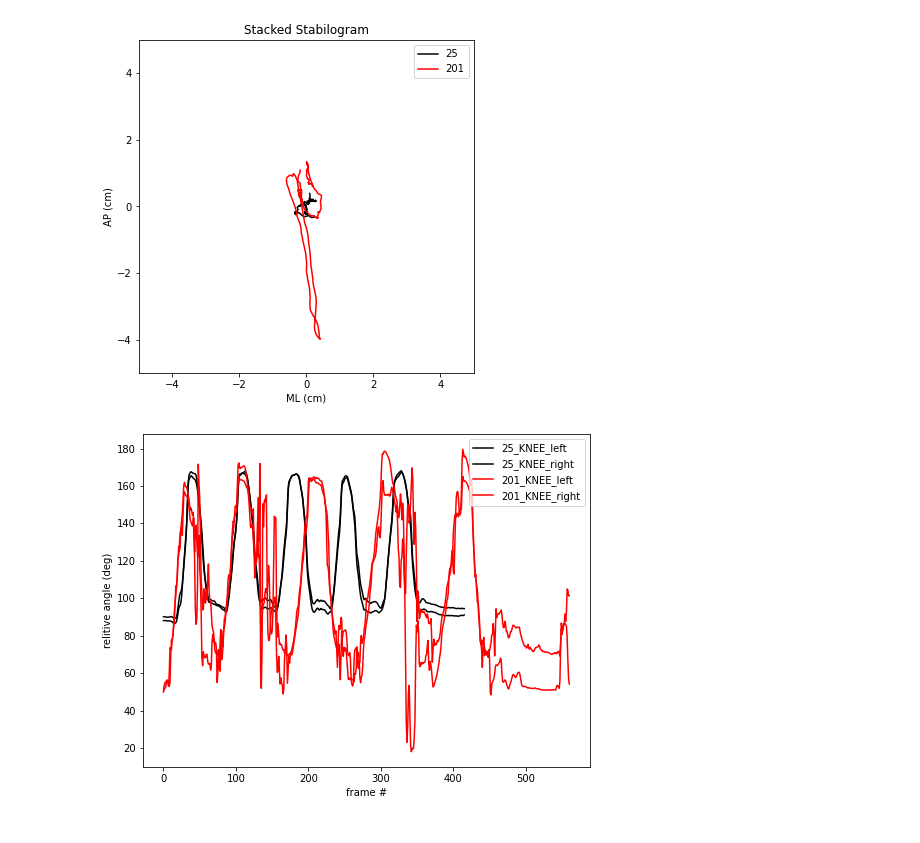
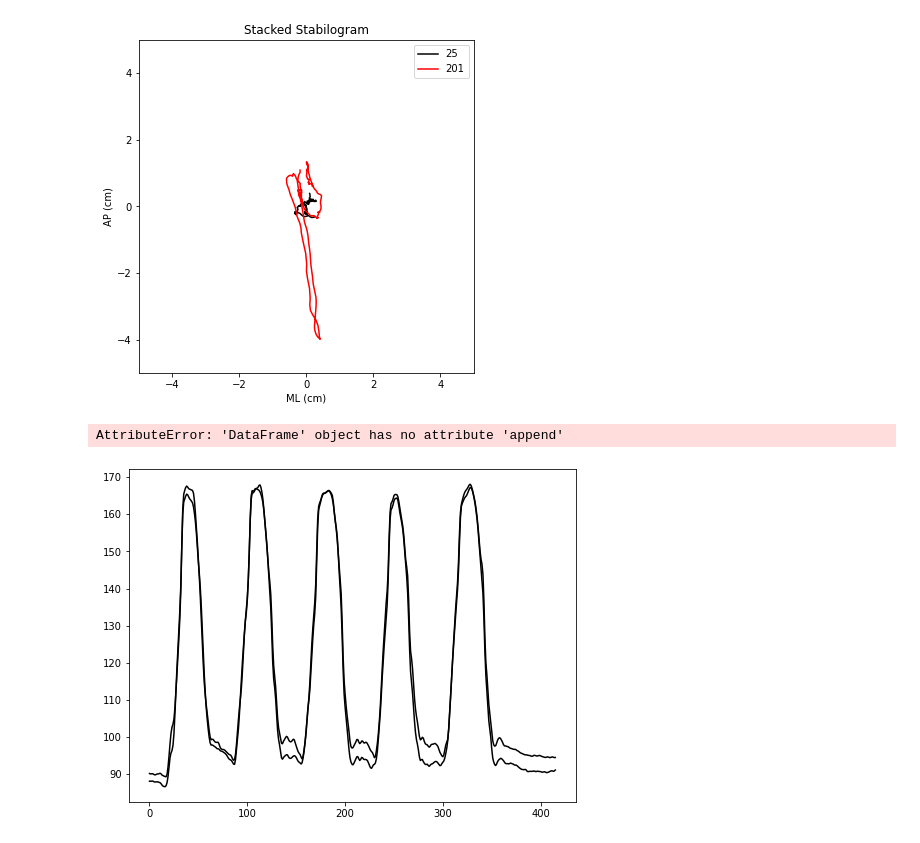
Before and after one commit to Timo4D/mdf, a Jupyter notebook: view_sample_files.ipynb, the cells around one changed output. Drawn from its saved outputs; the diff is of its cells as text; code cells hidden in the pictures.

```diff
--- a/view_sample_files.ipynb
+++ b/view_sample_files.ipynb
@@ -227,38 +221,36 @@ plt.show()
 # %% [output]
 [figure]
 # %%
-"""
-Joint angles, in Sagital (SP), Frontal (FR) and Transvers (TR) planies can
-also be caclulated using the sway_utils library.
+BASE = "/home/timo/mdf/data/sample_set"
 
-As before, once processed the calulated values are cached.
-
-Here we are comparing the STS-5 movement of the same healthy adult and clinically at risk participants.
-
-"""
 plt.figure(figsize=(8, 6), dpi=72)
 
-skel_root_path = os.path.abspath(str(HAs[0]) +'/' + str(HAs[0]) +'_STS-5/skel')
+# Healthy adult
+skel_root_path = os.path.join(BASE, str(HAs[0]), f"{HAs[0]}_STS-5", "skel")
 recording = KinectRecording(skel_root_path, "", 'STS-5', HAs[0])
 recording.calculate_walked_skel_angles()
 KNEE_left = recording.walked_skel_angles['KNEELEFT_a_SP']
 KNEE_right = recording.walked_skel_angles['KNEERIGHT_a_SP']
 plt.plot(KNEE_left, color='black')
 plt.plot(KNEE_right, color='black')
 
-
-skel_root_path = os.path.abspath(str(CaRs[0]) +'/' + str(CaRs[0]) +'_STS-5/skel')
+# Clinically at risk
+skel_root_path = os.path.join(BASE, str(CaRs[0]), f"{CaRs[0]}_STS-5", "skel")
 recording = KinectRecording(skel_root_path, "", 'STS-5', CaRs[0])
 recording.calculate_walked_skel_angles()
 KNEE_left = recording.walked_skel_angles['KNEELEFT_a_SP']
 KNEE_right = recording.walked_skel_angles['KNEERIGHT_a_SP']
 plt.plot(KNEE_left, color='red')
 plt.plot(KNEE_right, color='red')
 
-plt.legend([str(HAs[0])+ '_KNEE_left', str(HAs[0]) + '_KNEE_right',
-            str(CaRs[0])+ '_KNEE_left', str(CaRs[0]) + '_KNEE_right'], loc=1)
+plt.legend([
+    f"{HAs[0]}_KNEE_left", f"{HAs[0]}_KNEE_right",
+    f"{CaRs[0]}_KNEE_left", f"{CaRs[0]}_KNEE_right"
+], loc=1)
+
 plt.xlabel('frame #')
-plt.ylabel('relitive angle (deg)')
+plt.ylabel('relative angle (deg)')
 plt.show()
 # %% [output]
+AttributeError: 'DataFrame' object has no attribute 'append'
-[figure, old version]
+[figure, new version]
```
Also changed, not shown: parts of 3 cells of this notebook.
